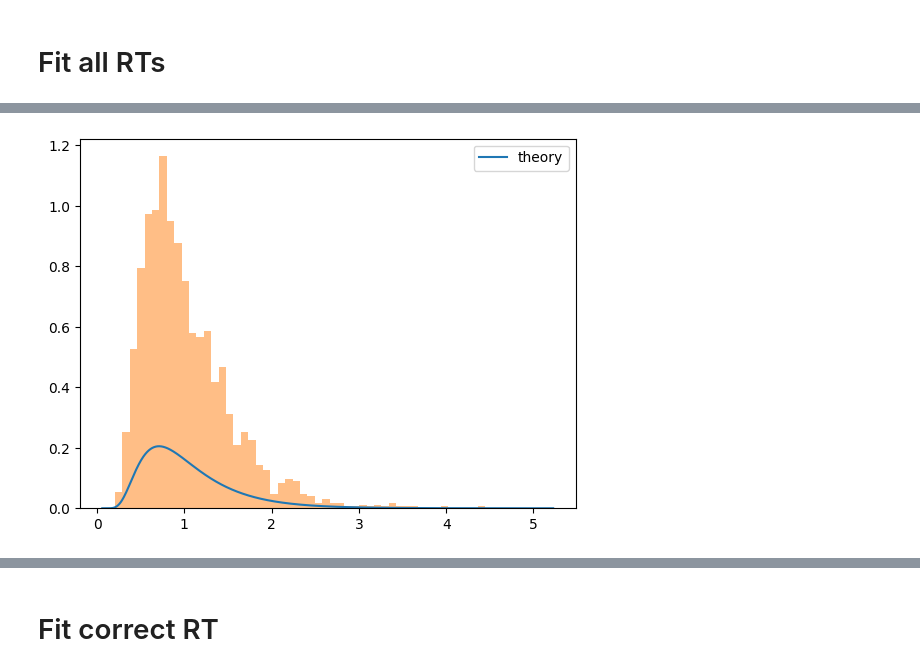
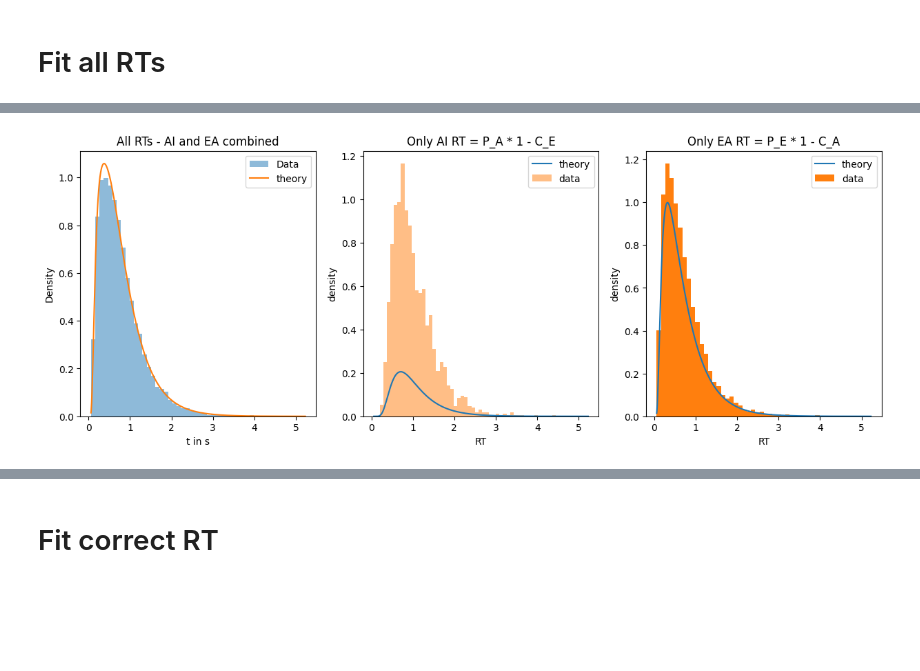
Before and after one commit to rakaar/ddm_codes, a Jupyter notebook: action_init_ddm/fitting_sim_data.ipynb, the cells around one changed output, grey strips where cells are left out. Cells and saved outputs as stored; diff of their text form; code cells hidden in the pictures; blank space fills up the shorter version.

```diff
--- a/action_init_ddm/fitting_sim_data.ipynb
+++ b/action_init_ddm/fitting_sim_data.ipynb
@@ -92,8 +92,7 @@ t start is 0
 RTs_flat = RTs.flatten()
 K_max = 50
 
-# data
-plt.hist(RTs_flat, density=True, bins=50, alpha=0.5);
+
 
 # theory
 t_pts = np.linspace(min(RTs_flat), max(RTs_flat), 1000)
@@ -101,14 +100,6 @@ P_A = rho_A_t_arr_fn(t_pts, V_A, theta_A).flatten()
 C_E = cum_E_t_arr_fn(t_pts, V_E, theta_E, K_max, t_stim).flatten()
 
 P_E = rho_E_t_arr_fn(t_pts, V_E, theta_E, K_max, t_stim).flatten()
-# C_A = cum_A_t_arr_fn(t_pts, V_A, theta_A).flatten()
-# integrate P(t) to get CDF
-C_A = np.zeros((len(t_pts)))
-for i in tqdm(range(len(t_pts)), desc="Integrating P(t)"):
-    C_A[i],_ = quad(rho_A_t_fn, 0, t_pts[i], args=(V_A, theta_A))
+C_A = cum_A_t_arr_fn(t_pts, V_A, theta_A).flatten()
 
 p_theory  = (P_A)*(1 - C_E) + (P_E)*(1 - C_A)
-
-plt.plot(t_pts, p_theory)
-plt.xlabel('t in s'); plt.ylabel('Density'); plt.title('All RTs - AI and EA combined');
-plt.legend(['PDF', 'Data']);
@@ -117,8 +106,26 @@ plt.legend(['PDF', 'Data']);
-# %%
-# TODO: fit indiviudal AI RT and EA RT
-theory_AI_RT = (P_A)*(1 - C_E)
-plt.plot(t_pts, theory_AI_RT, label = 'theory')
-plt.legend()
-plt.hist(RTs_act, density=True, alpha=0.5, bins=50);
-# %% [output]
-[figure, removed]
+# %%
+# TODO: fit indiviudal AI RT and EA RT
+plt.figure(figsize=(15,5))
+
+plt.subplot(1,3,1)
+plt.hist(RTs_flat, density=True, bins=50, alpha=0.5, label='Data');
+plt.plot(t_pts, p_theory, label='theory')
+plt.xlabel('t in s'); plt.ylabel('Density'); plt.title('All RTs - AI and EA combined');
+plt.legend();
+
+
+plt.subplot(1,3,2)
+theory_AI_RT = (P_A)*(1 - C_E)
+plt.plot(t_pts, theory_AI_RT, label = 'theory')
+plt.hist(RTs_act, density=True, alpha=0.5, bins=50, label='data');
+plt.xlabel('RT'); plt.ylabel('density'); plt.title('Only AI RT = P_A * 1 - C_E');
+plt.legend();
+
+plt.subplot(1,3,3)
+theory_EA_RT = P_E*(1-C_A)
+plt.plot(t_pts, theory_EA_RT, label='theory')
+plt.hist(RTs_evid, bins=50, density=True, label='data')
+plt.xlabel('RT'); plt.ylabel('density'); plt.title('Only EA RT = P_E * 1 - C_A')
+plt.legend();
+# %% [output]
+[figure, added]
```
Also changed, not shown: parts of 8 cells of this notebook, 1 other file.
